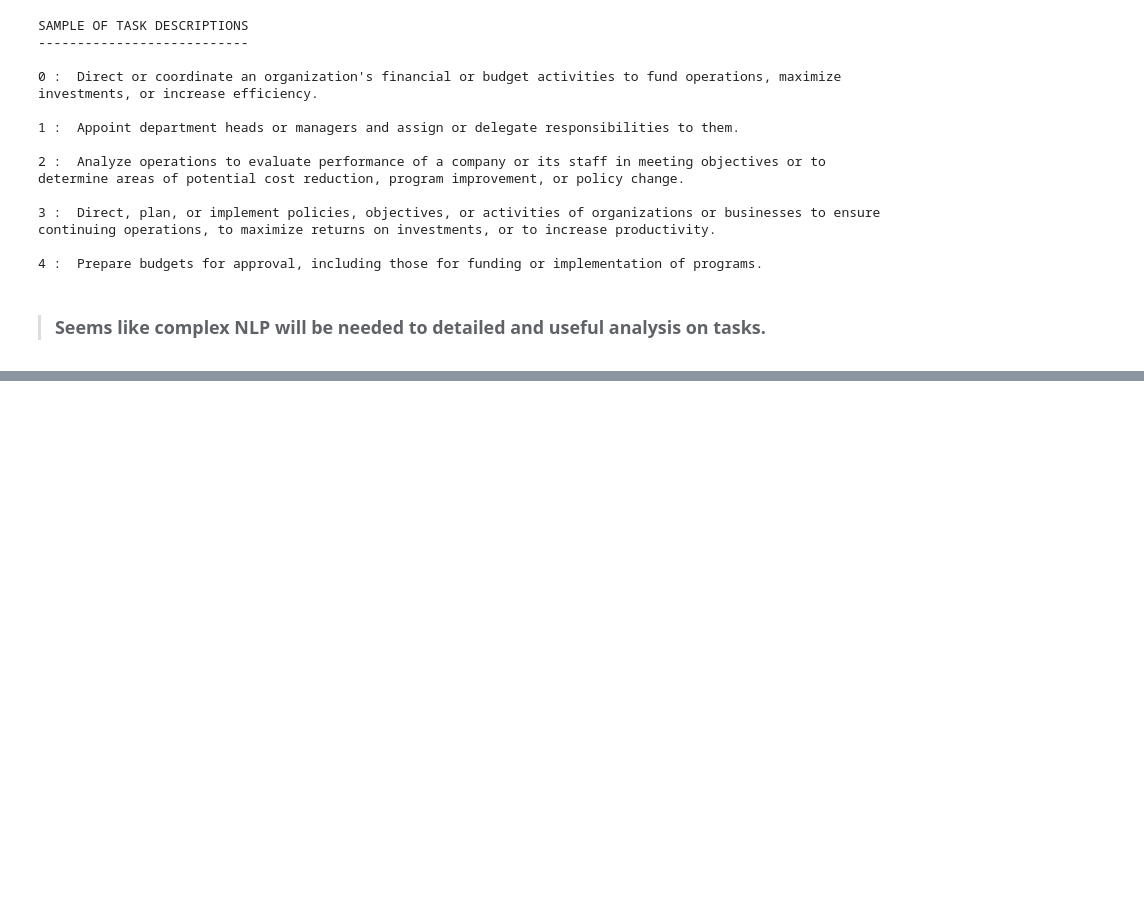
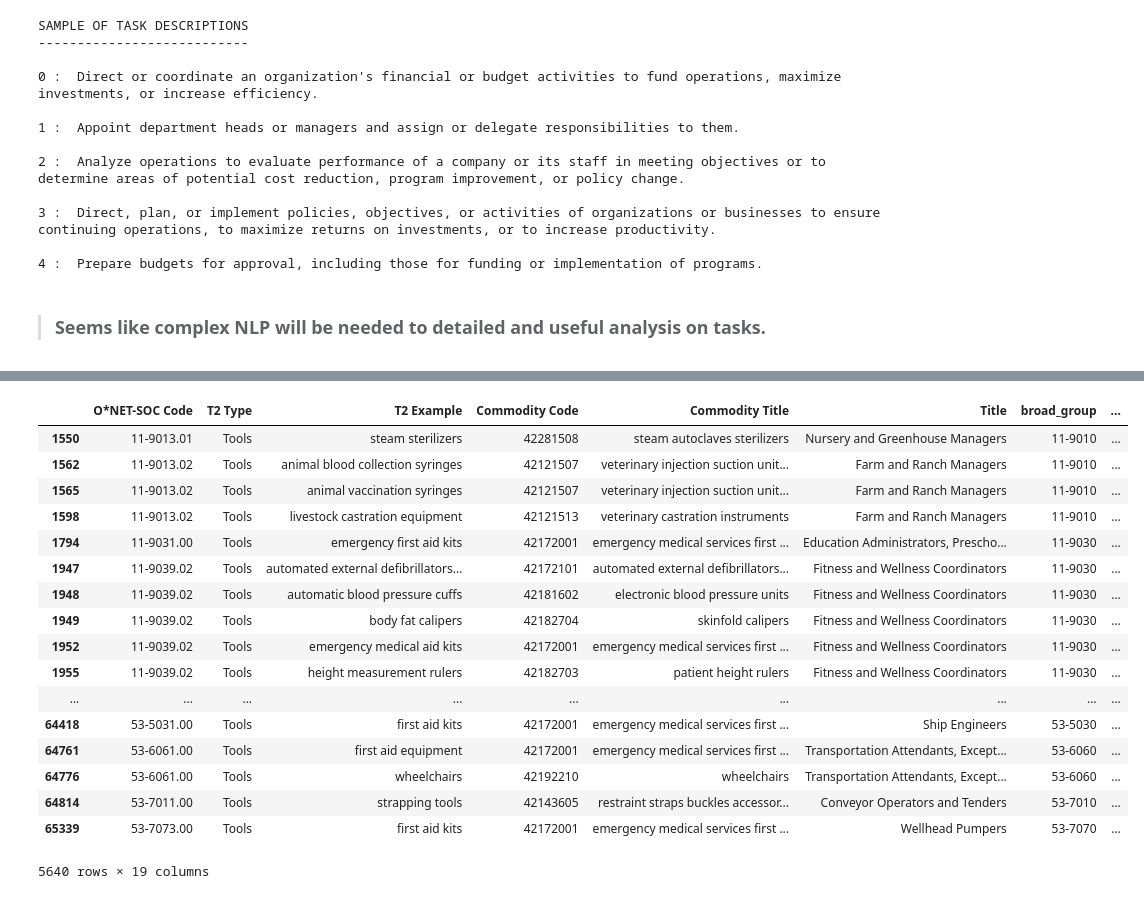
Before and after one commit to c0ns0le/future-employment, a Jupyter notebook: code/EDA.ipynb, the cells around one changed output, grey strips where cells are left out. Saved outputs shown, nothing was run; the diff lists cells and outputs as text; code cells hidden in the pictures; blank space fills up the shorter version.

```diff
--- a/code/EDA.ipynb
+++ b/code/EDA.ipynb
@@ -473,0 +552,2 @@ SAMPLE OF TASK DESCRIPTIONS
+# %%
+tt15 = pd.read_csv('../data/db15/helpers/tt15.csv')
@@ -473,0 +589,21 @@ SAMPLE OF TASK DESCRIPTIONS
+# %%
+tt15[tt15.segment_title == 'Medical Equipment and Accessories and Supplies']
+# %% [output]
+|  | O*NET-SOC Code | T2 Type | T2 Example | Commodity Code | Commodity Title | Title | broad_group | ... |
+| 1550 | 11-9013.01 | Tools | steam sterilizers | 42281508 | steam autoclaves sterilizers | Nursery and Greenhouse Managers | 11-9010 | ... |
+| 1562 | 11-9013.02 | Tools | animal blood collection syringes | 42121507 | veterinary injection suction unit... | Farm and Ranch Managers | 11-9010 | ... |
+| 1565 | 11-9013.02 | Tools | animal vaccination syringes | 42121507 | veterinary injection suction unit... | Farm and Ranch Managers | 11-9010 | ... |
+| 1598 | 11-9013.02 | Tools | livestock castration equipment | 42121513 | veterinary castration instruments | Farm and Ranch Managers | 11-9010 | ... |
+| 1794 | 11-9031.00 | Tools | emergency first aid kits | 42172001 | emergency medical services first ... | Education Administrators, Prescho... | 11-9030 | ... |
+| 1947 | 11-9039.02 | Tools | automated external defibrillators... | 42172101 | automated external defibrillators... | Fitness and Wellness Coordinators | 11-9030 | ... |
+| 1948 | 11-9039.02 | Tools | automatic blood pressure cuffs | 42181602 | electronic blood pressure units | Fitness and Wellness Coordinators | 11-9030 | ... |
+| 1949 | 11-9039.02 | Tools | body fat calipers | 42182704 | skinfold calipers | Fitness and Wellness Coordinators | 11-9030 | ... |
+| 1952 | 11-9039.02 | Tools | emergency medical aid kits | 42172001 | emergency medical services first ... | Fitness and Wellness Coordinators | 11-9030 | ... |
+| 1955 | 11-9039.02 | Tools | height measurement rulers | 42182703 | patient height rulers | Fitness and Wellness Coordinators | 11-9030 | ... |
+| ... | ... | ... | ... | ... | ... | ... | ... | ... |
+| 64418 | 53-5031.00 | Tools | first aid kits | 42172001 | emergency medical services first ... | Ship Engineers | 53-5030 | ... |
+| 64761 | 53-6061.00 | Tools | first aid equipment | 42172001 | emergency medical services first ... | Transportation Attendants, Except... | 53-6060 | ... |
+| 64776 | 53-6061.00 | Tools | wheelchairs | 42192210 | wheelchairs | Transportation Attendants, Except... | 53-6060 | ... |
+| 64814 | 53-7011.00 | Tools | strapping tools | 42143605 | restraint straps buckles accessor... | Conveyor Operators and Tenders | 53-7010 | ... |
+| 65339 | 53-7073.00 | Tools | first aid kits | 42172001 | emergency medical services first ... | Wellhead Pumpers | 53-7070 | ... |
+5640 rows × 19 columns
```
Also changed, not shown: parts of 17 cells of this notebook, 8 other files.
